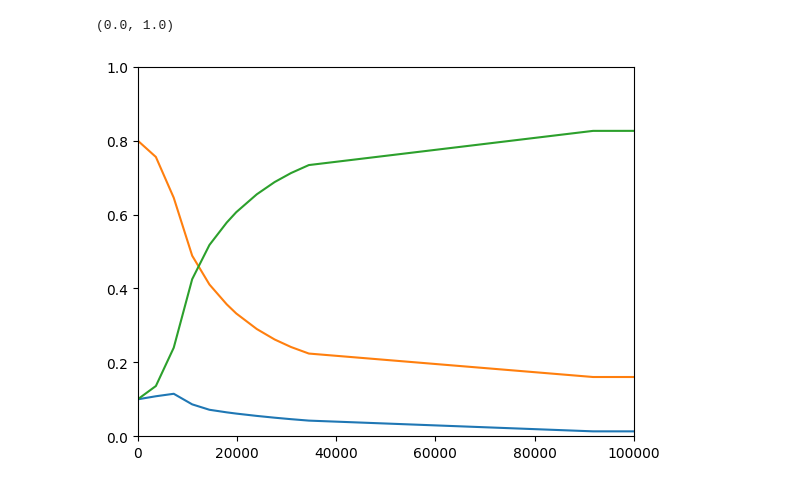
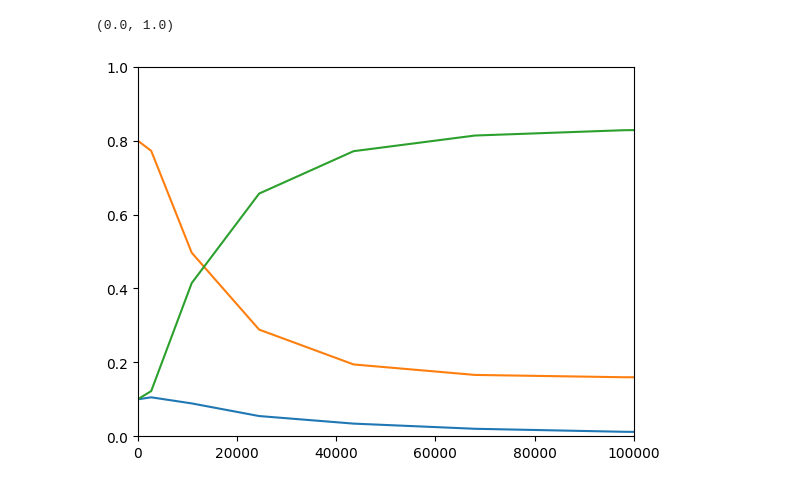
Before and after one commit to Borrdom/diffusionpy, a Jupyter notebook: examples_notebooks/05_ASD_wasser_ethanol.ipynb, the cells around one changed output. Cells and saved outputs as stored; diff of their text form; code cells hidden in the pictures.

```diff
--- a/examples_notebooks/05_ASD_wasser_ethanol.ipynb
+++ b/examples_notebooks/05_ASD_wasser_ethanol.ipynb
@@ -1,6 +1,6 @@
 # %%
 import numpy as np
-from diffusionpy import Diffusion_MS,vpure,dlnai_dlnxi,D_Matrix,Diffusion_MS_iter,origin_like,lngi,time_dep_surface
+from diffusionpy import Diffusion_MS,vpure,dlnai_dlnxi,D_Matrix,Diffusion_MS_iter,origin_like,lngi,time_dep_surface,dlnai_dlnxi_loop
 import matplotlib.pyplot as plt
 T=303.15
 p=1E5
@@ -34,7 +34,7 @@ t=np.asarray([0,3.660e+03, 7.260e+03, 1.098e+04, 1.446e+04, 1.794e+04, 1.986e+04
        5.400e+06, 5.500e+06, 5.600e+06, 5.700e+06, 5.800e+06, 5.900e+06,
        6.000e+06, 6.100e+06, 6.200e+06, 6.300e+06, 6.400e+06, 6.500e+06,
        6.600e+06, 6.700e+06, 6.800e+06])
-# t=np.linspace(t[0],t[-1]**0.5,50)**2
+t=np.linspace(t[0],t[-1]**0.5,51)**2
 D=D_Matrix(Dvec,nc)
 kij=D_Matrix(kijvec,nc)
 kijHB=D_Matrix(kijHBvec,nc)
@@ -48,7 +48,7 @@ par={"mi":mi,
 "kij":kij,
 "kijA":kijHB,
 "vpure":vpures}
-dlnai_dlnwi_fun=lambda wi: dlnai_dlnxi(T,wi,**par)
+dlnai_dlnwi_fun=lambda wi: dlnai_dlnxi_loop(T,wi,**par)
 witB=time_dep_surface(t,wi0,wi8,mobile,taui)
 
 import matplotlib.pyplot as plt
@@ -64,5 +66,5 @@ plt.ylim([0,1])
 (0.0, 1.0)
-[figure, old version]
+[figure, new version]
 # %%
 Dvec=np.asarray([1.00E-06,5.52E-7,5.52E-7,7.42E-7,7.42E-7,1.00E-21])
 taui=np.asarray([15711.02587,14926.92374])
```
Also changed, not shown: parts of 2 cells of this notebook, 11 other files.
